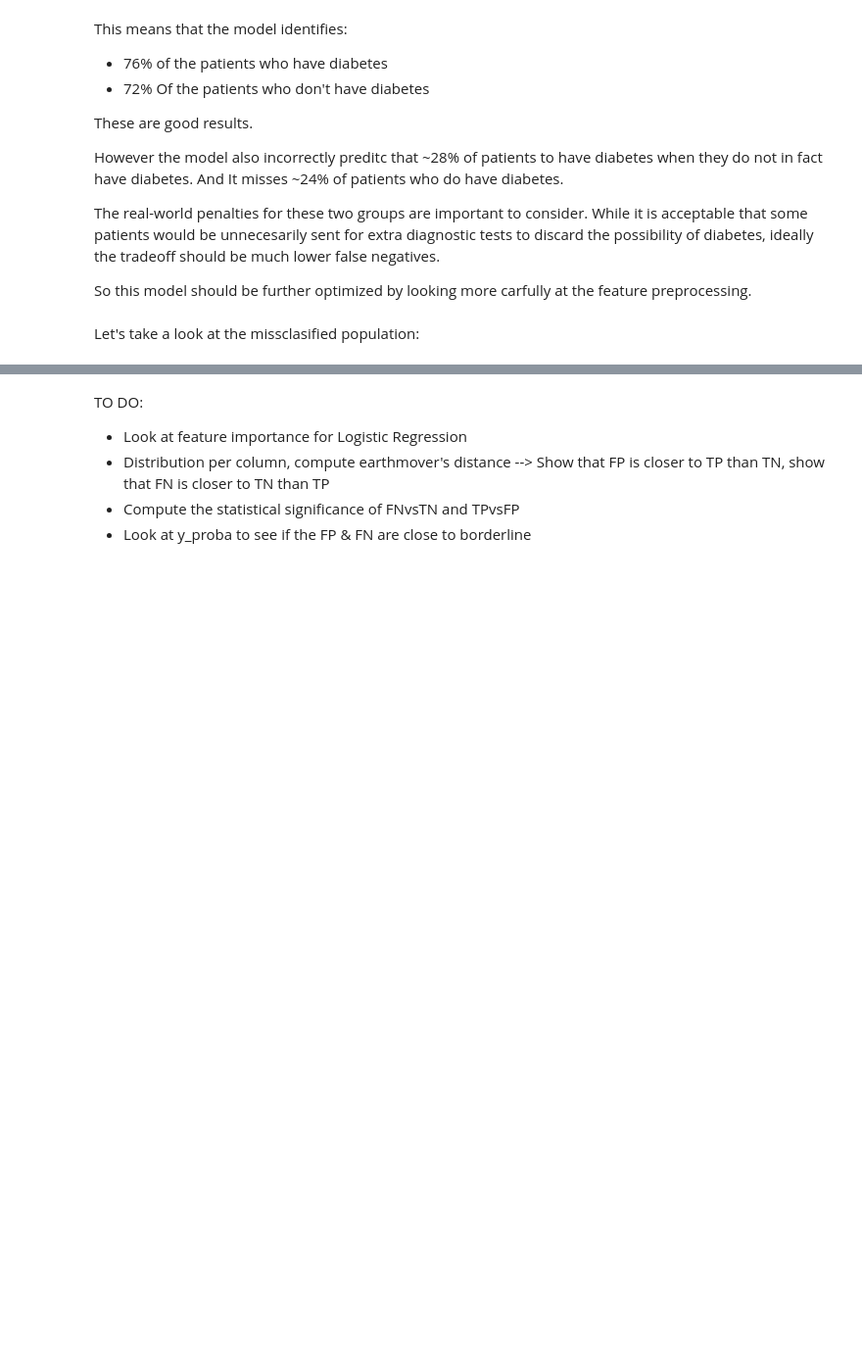
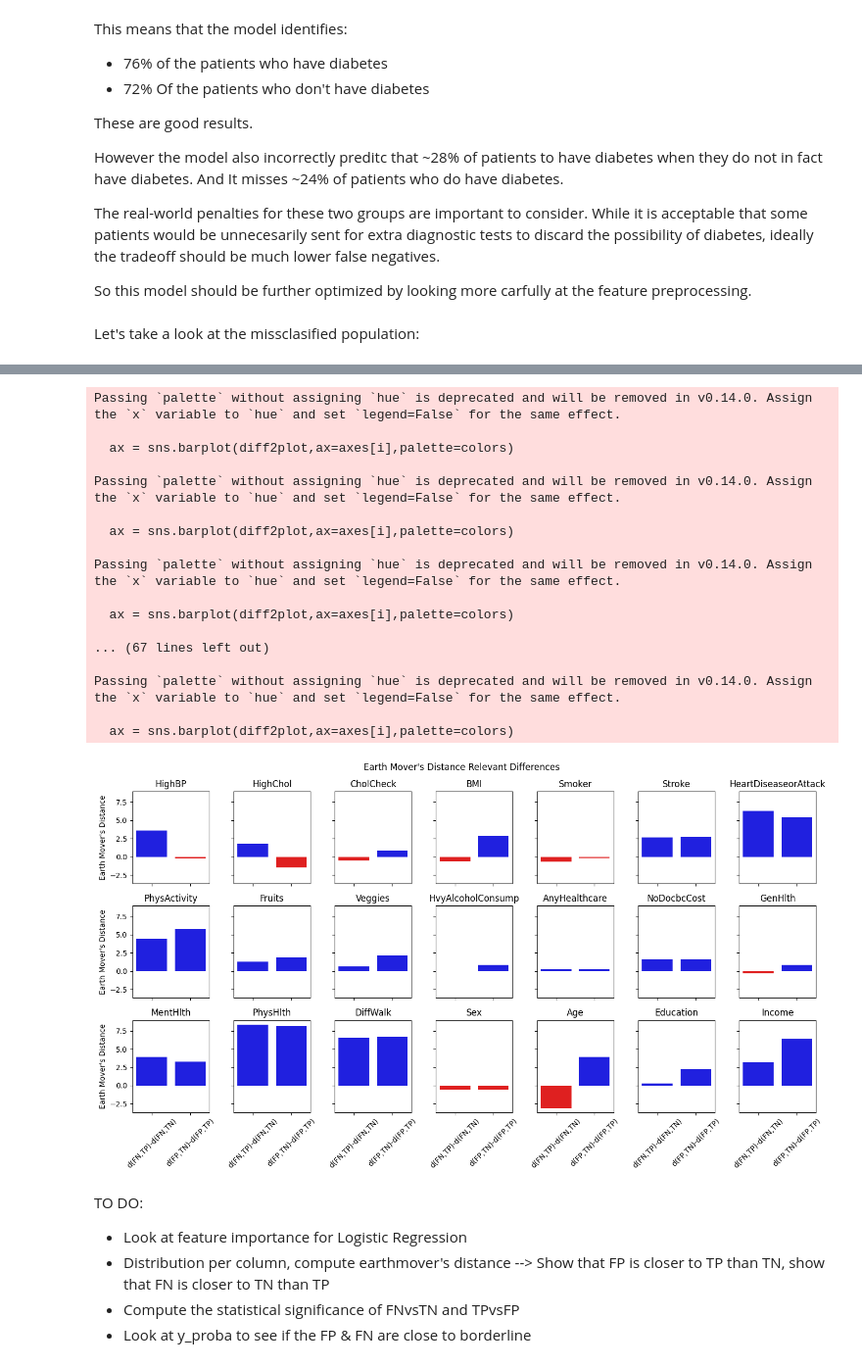
Before and after one commit to edjuaro/DiabetesMLPredictor, a Jupyter notebook: pipeline_draft.ipynb, the cells around one changed output, grey strips where cells are left out. Shown at 98% size. Drawn from its saved outputs; the diff is of its cells as text; code cells hidden in the pictures; blank space fills up the shorter version.

```diff
--- a/pipeline_draft.ipynb
+++ b/pipeline_draft.ipynb
@@ -801,3 +836,40 @@ Note hwo the cool colors (FN & TN) *seem* like they belong to the same distribut
+# %%
+fig, axes = plt.subplots(nrows=3, ncols=7, figsize=(14, 8),sharey=True,sharex=True)
+# Flatten the axes array (makes it easier to iterate over)
+axes = axes.flatten()
+i=0
+for ix,row in distances.iterrows():
+    diff2plot = row[['d(FN,TP)-d(FN,TN)','d(FP,TN)-d(FP,TP)']]
+    colors = ['red' if x < 0 else 'blue' for x in diff2plot.values]
+    ax = sns.barplot(diff2plot,ax=axes[i],palette=colors)
+    i+=1
+    # ax.xticks(rotation=70)
+    ax.set_xticks(['d(FN,TP)-d(FN,TN)','d(FP,TN)-d(FP,TP)'])
+    ax.set_xticklabels(labels=['d(FN,TP)-d(FN,TN)','d(FP,TN)-d(FP,TP)'],rotation=45, ha='center')
+    ax.set_title(ix)
+    ax.set_ylabel("Earth Mover's Distance")
+
+plt.suptitle("Earth Mover's Distance Relevant Differences")
+plt.tight_layout()
+# %% [output]
+Passing `palette` without assigning `hue` is deprecated and will be removed in v0.14.0. Assign the `x` variable to `hue` and set `legend=False` for the same effect.
+
+  ax = sns.barplot(diff2plot,ax=axes[i],palette=colors)
+
+Passing `palette` without assigning `hue` is deprecated and will be removed in v0.14.0. Assign the `x` variable to `hue` and set `legend=False` for the same effect.
+
+  ax = sns.barplot(diff2plot,ax=axes[i],palette=colors)
+
+Passing `palette` without assigning `hue` is deprecated and will be removed in v0.14.0. Assign the `x` variable to `hue` and set `legend=False` for the same effect.
+
+  ax = sns.barplot(diff2plot,ax=axes[i],palette=colors)
+
+... (67 lines left out)
+
+Passing `palette` without assigning `hue` is deprecated and will be removed in v0.14.0. Assign the `x` variable to `hue` and set `legend=False` for the same effect.
+
+  ax = sns.barplot(diff2plot,ax=axes[i],palette=colors)
+[figure, added]
 # %% [markdown]
 TO DO:
 - Look at feature importance for Logistic Regression
```
Also changed, not shown: parts of 13 cells of this notebook.
